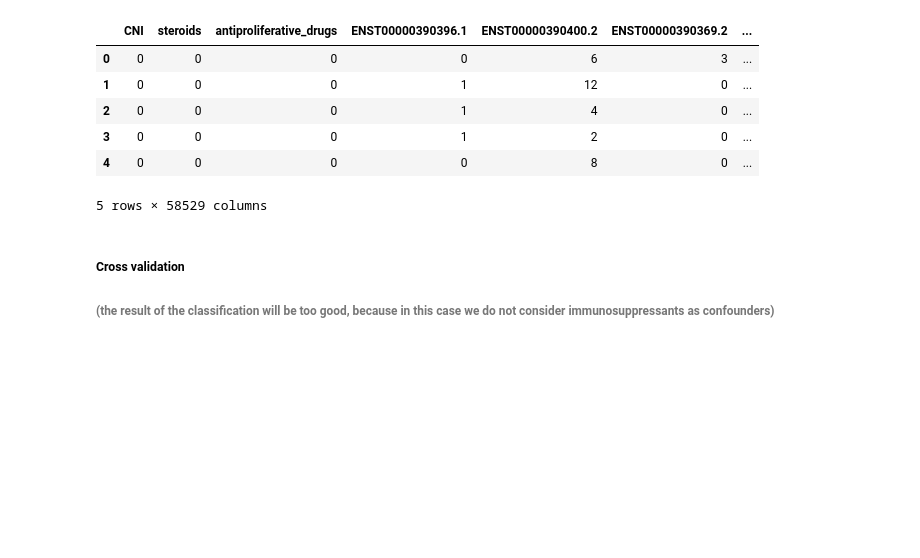
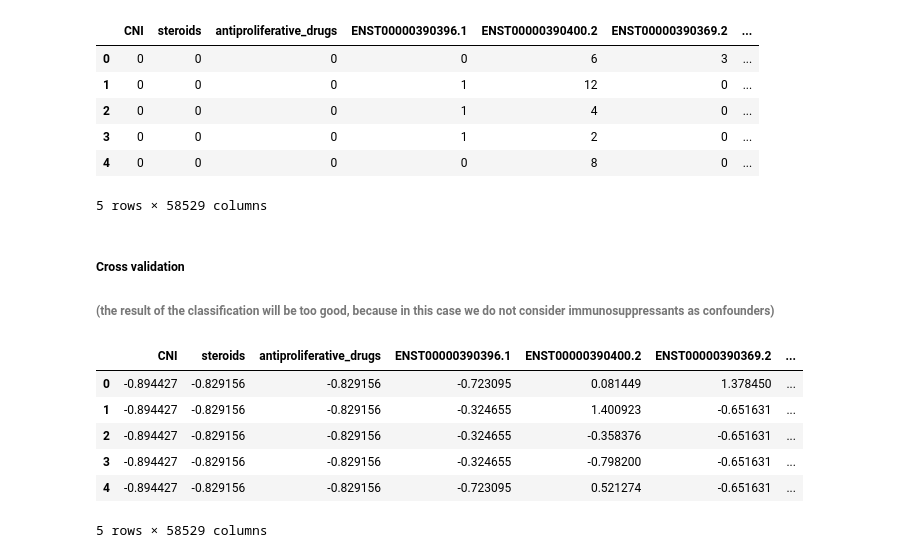
Before and after one commit to carishkaa/semestral-project, a Jupyter notebook: klasifikator_v5.ipynb, the cells around one changed output. Drawn from its saved outputs; the diff is of its cells as text; code cells hidden in the pictures; blank space fills up the shorter version.

```diff
--- a/klasifikator_v5.ipynb
+++ b/klasifikator_v5.ipynb
@@ -225,3 +229,16 @@ samples_genes_IS.head()
 # %% [markdown]
 ##### Cross validation
 ###### (the result of the classification will be too good, because in this case we do not consider immunosuppressants as confounders)
+# %%
+X = StandardScaler().fit_transform(samples_genes_IS)
+y = patients_labels
+X = pd.DataFrame(data=X, columns=samples_genes_IS.columns) # normilize
+X.head()
+# %% [output]
+|  | CNI | steroids | antiproliferative_drugs | ENST00000390396.1 | ENST00000390400.2 | ENST00000390369.2 | ... |
+| 0 | -0.894427 | -0.829156 | -0.829156 | -0.723095 | 0.081449 | 1.378450 | ... |
+| 1 | -0.894427 | -0.829156 | -0.829156 | -0.324655 | 1.400923 | -0.651631 | ... |
+| 2 | -0.894427 | -0.829156 | -0.829156 | -0.324655 | -0.358376 | -0.651631 | ... |
+| 3 | -0.894427 | -0.829156 | -0.829156 | -0.324655 | -0.798200 | -0.651631 | ... |
+| 4 | -0.894427 | -0.829156 | -0.829156 | -0.723095 | 0.521274 | -0.651631 | ... |
+5 rows × 58529 columns
```
Also changed, not shown: parts of 9 cells of this notebook.
